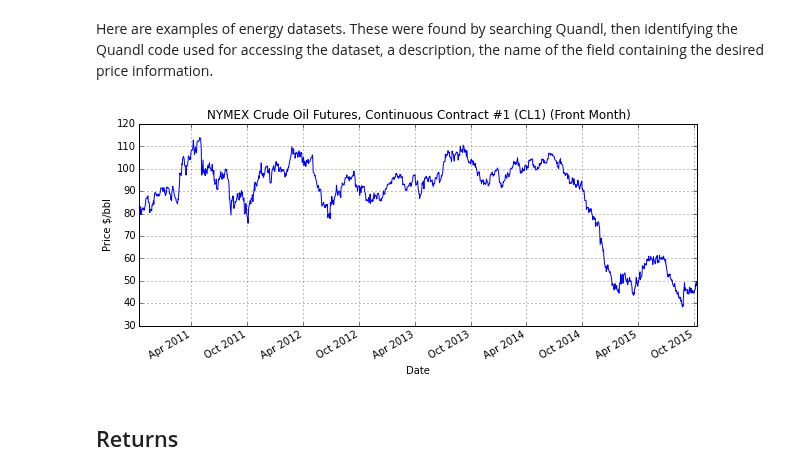
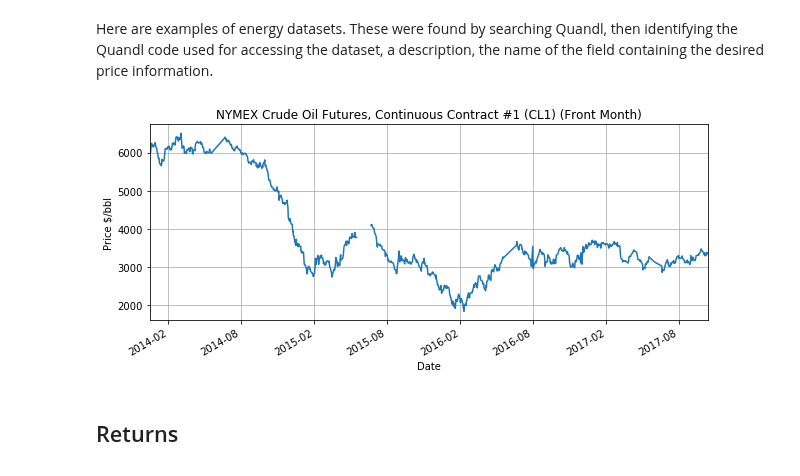
Before and after one commit to jckantor/CBE40455, a Jupyter notebook: notebooks/Stochastic Price Models.ipynb, the cells around one changed output. Drawn from its saved outputs; the diff is of its cells as text; code cells hidden in the pictures.

```diff
--- a/notebooks/Stochastic Price Models.ipynb
+++ b/notebooks/Stochastic Price Models.ipynb
@@ -24,0 +46,6 @@ The following cell demonstrates how to download historical Adjusted Close price
+# %%
+end = datetime.datetime.today().date()
+start = end-datetime.timedelta(3*365)
+msft = data.DataReader('msft',"yahoo",start,end)['Adj Close']
+msft.plot()
+plt.grid()
@@ -71,30 +167,25 @@ Requirement already up-to-date: Quandl in /Users/jeff/anaconda/lib/python2.7/sit
 # %% [markdown]
 Here are examples of energy datasets. These were found by searching Quandl, then identifying the Quandl code used for accessing the dataset, a description, the name of the field containing the desired price information.
 # %%
-
-code = 'WSJ/NG_HH'
-description = 'Cash commodity price for Natural Gas, Henry Hub. Units: $ per MMBTU'
-field = 'Value'
-
-code = 'OFDP/FUTURE_CL1'
+code = 'CHRIS/MCX_CL1'
 description = 'NYMEX Crude Oil Futures, Continuous Contract #1 (CL1) (Front Month)'
-field = 'Settle'
+field = 'Close'
 # %%
-import Quandl
+import quandl
 
 end = datetime.datetime.today().date()
 start = end - datetime.timedelta(5*365)
 
-S = Quandl.get(code, collapse='daily', \
+S = quandl.get(code, collapse='daily', \
     trim_start=start.isoformat(), trim_end=end.isoformat())[field]
 
 plt.figure(figsize=(10,4))
 S.plot()
 plt.title(description)
 plt.ylabel('Price $/bbl')
 plt.grid()
 # %% [output]
-[figure, old version]
+[figure, new version]
 # %% [markdown]
 ## Returns
 # %% [markdown]
```
Also changed, not shown: parts of 20 cells of this notebook, 2 other files.
